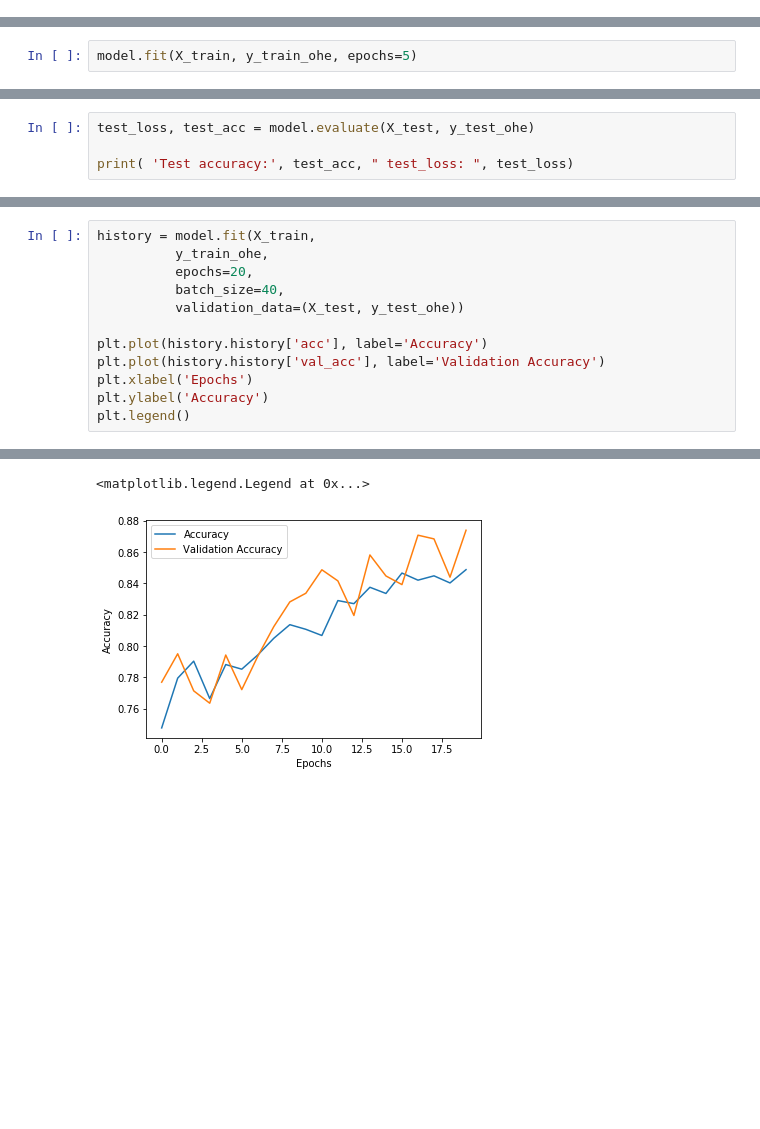
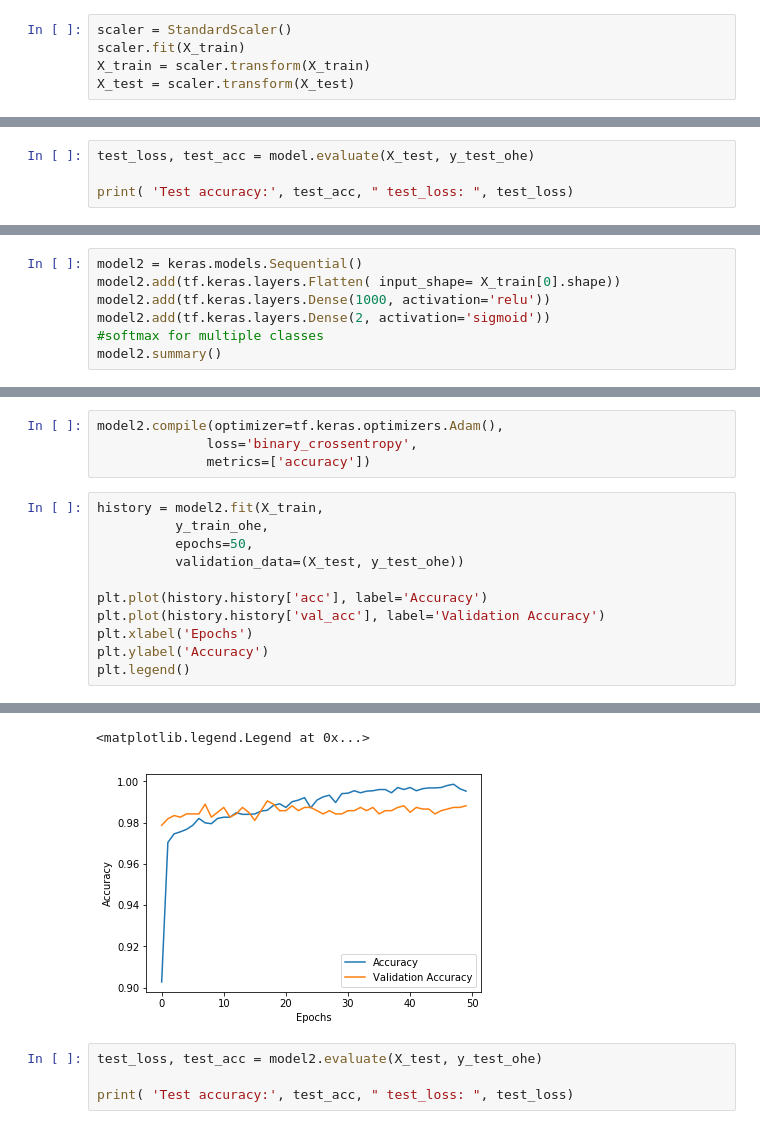
Before and after one commit to NicoGalvan/Proyecto-IA, a Jupyter notebook: Prototipo.ipynb, the cells around one changed output, grey strips where cells are left out. Cells and saved outputs as stored; diff of their text form; blank space fills up the shorter version.

```diff
--- a/Prototipo.ipynb
+++ b/Prototipo.ipynb
@@ -214,0 +201,5 @@ accuracy 0.962 (+/- 0.01048)
+# %%
+scaler = StandardScaler()
+scaler.fit(X_train)
+X_train = scaler.transform(X_train)
+X_test = scaler.transform(X_test)
@@ -284,5 +290,3 @@ _________________________________________________________________
 model.compile(optimizer=tf.keras.optimizers.Adam(),
               loss='binary_crossentropy',
               metrics=['accuracy'])
-# %%
-model.fit(X_train, y_train_ohe, epochs=5)
@@ -304,0 +330,6 @@ print( 'Test accuracy:', test_acc, " test_loss: ", test_loss)
+# %%
+model2 = keras.models.Sequential()
+model2.add(tf.keras.layers.Flatten( input_shape= X_train[0].shape))
+model2.add(tf.keras.layers.Dense(1000, activation='relu'))
+model2.add(tf.keras.layers.Dense(2, activation='sigmoid'))                     #softmax for multiple classes
+model2.summary()
@@ -305,8 +350,11 @@ print( 'Test accuracy:', test_acc, " test_loss: ", test_loss)
+# %%
+model2.compile(optimizer=tf.keras.optimizers.Adam(),
+              loss='binary_crossentropy',
+              metrics=['accuracy'])
 # %%
-history = model.fit(X_train,
+history = model2.fit(X_train,
           y_train_ohe,
-          epochs=20,
-          batch_size=40,
+          epochs=50,
           validation_data=(X_test, y_test_ohe))
 
 plt.plot(history.history['acc'], label='Accuracy')
@@ -335,2 +383,6 @@ Epoch 20/20
 <matplotlib.legend.Legend at 0x...>
-[figure, old version]
+[figure, new version]
+# %%
+test_loss, test_acc = model2.evaluate(X_test, y_test_ohe)
+
+print( 'Test accuracy:', test_acc, " test_loss: ", test_loss)
```
Also changed, not shown: parts of 17 cells of this notebook.
